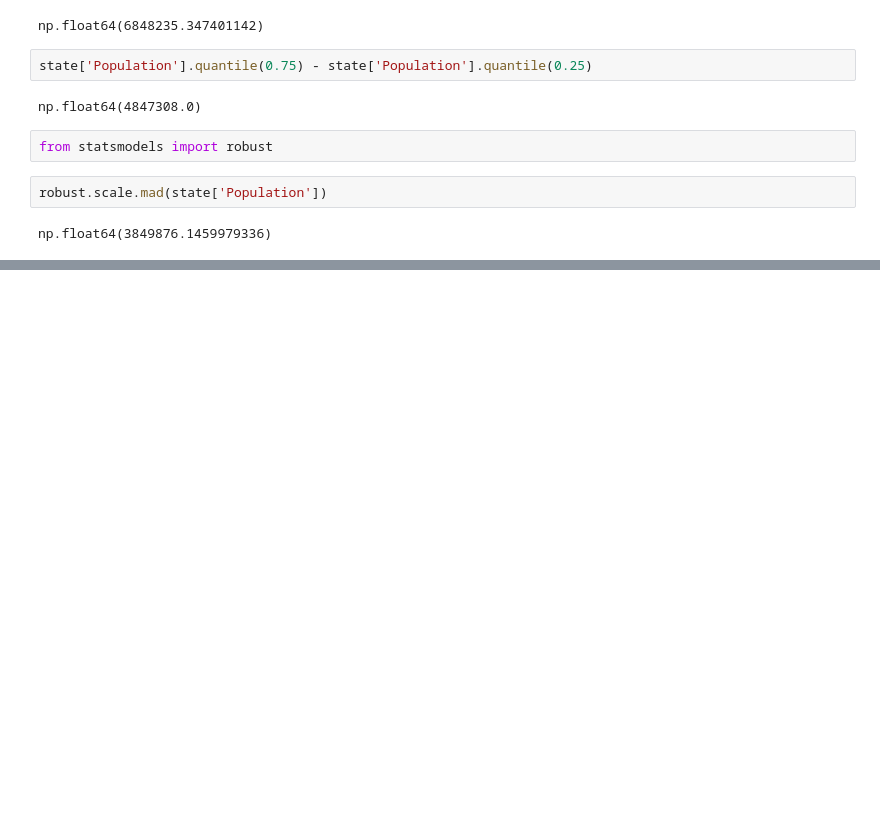
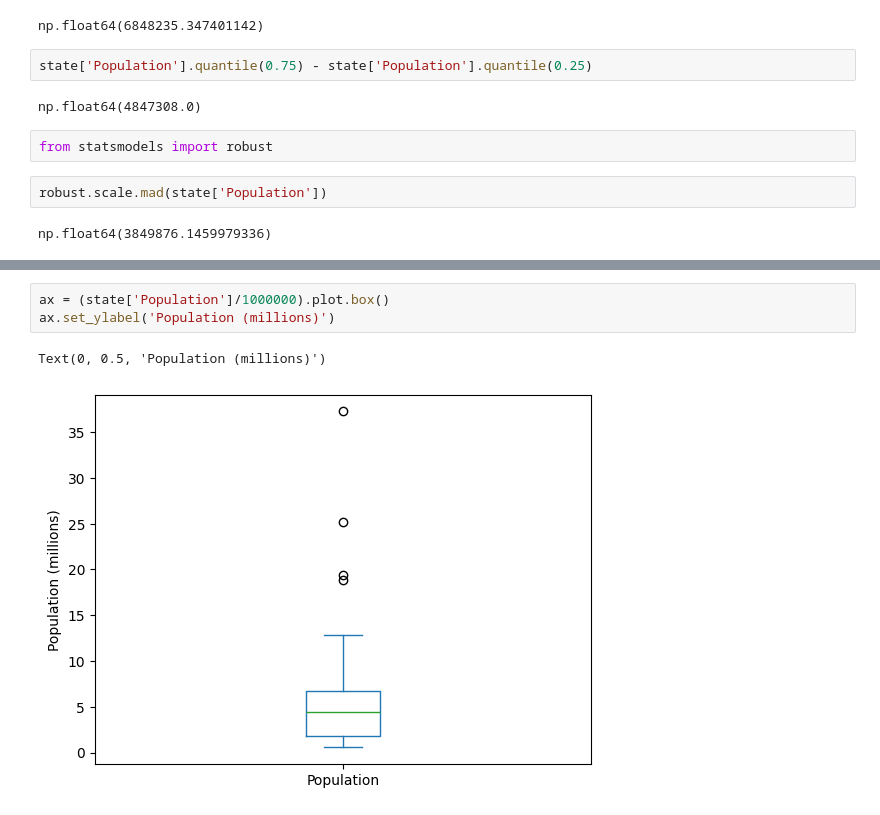
Before and after one commit to ThiboVdB/practical-statistics-for-data-scientists, a Jupyter notebook: python/notebooks/c1.ipynb, the cells around one changed output, grey strips where cells are left out. Drawn from its saved outputs; the diff is of its cells as text; blank space fills up the shorter version.

```diff
--- a/python/notebooks/c1.ipynb
+++ b/python/notebooks/c1.ipynb
@@ -56,0 +64,6 @@ np.float64(3849876.1459979336)
+# %%
+ax = (state['Population']/1000000).plot.box()
+ax.set_ylabel('Population (millions)')
+# %% [output]
+Text(0, 0.5, 'Population (millions)')
+[figure, added]
```
Also changed, not shown: parts of 24 cells of this notebook.
